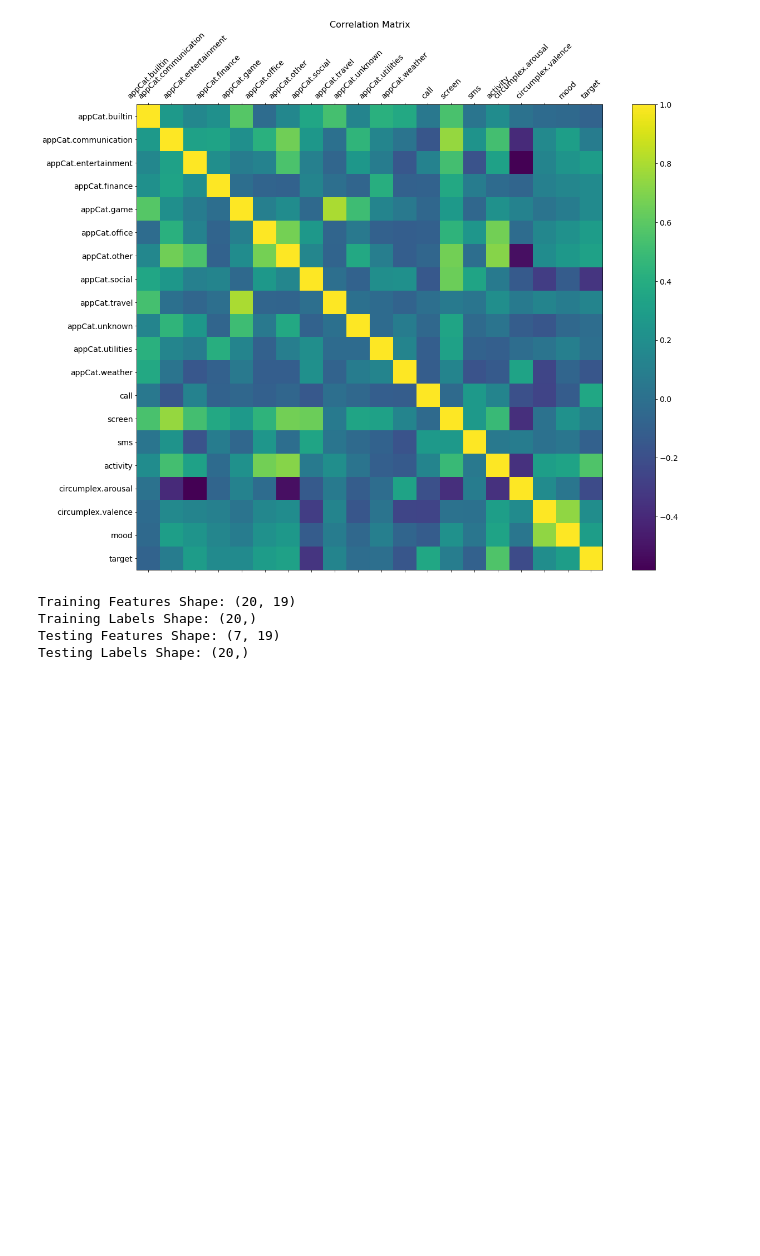
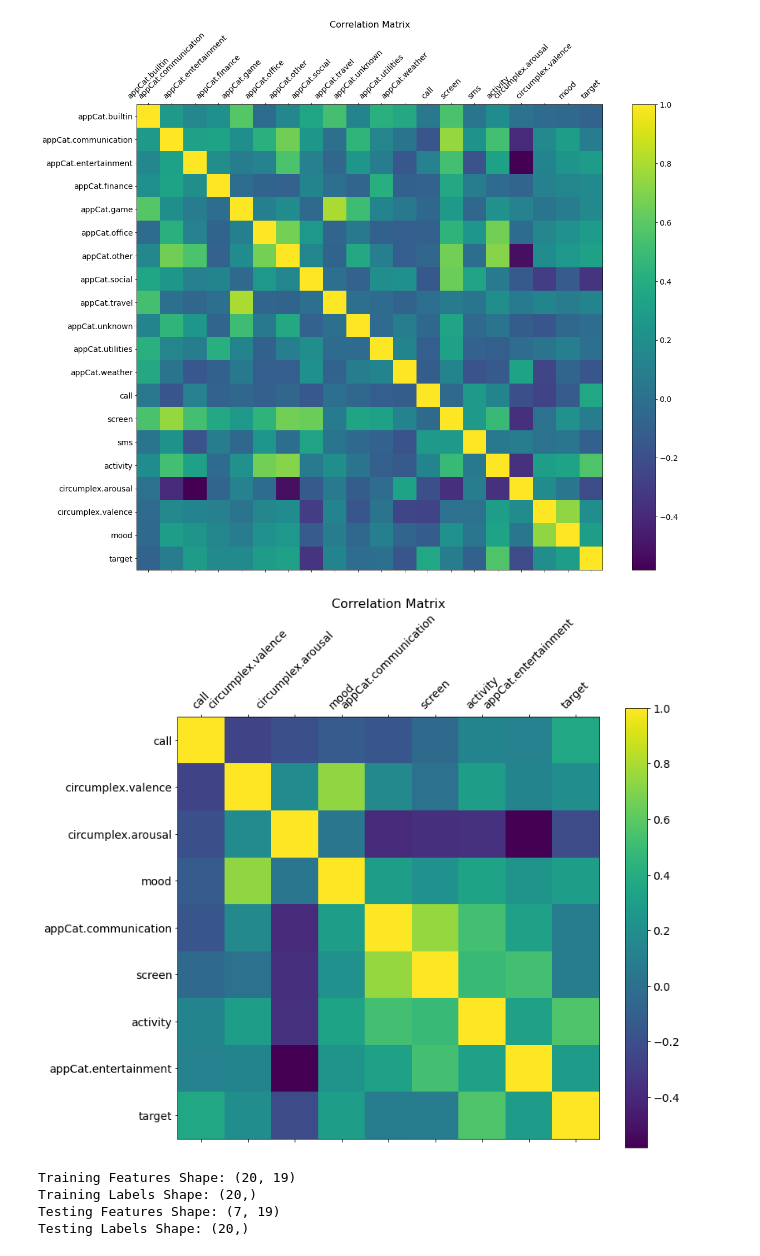
Before and after one commit to benplatten/DMT_A1, a Jupyter notebook: modelling.ipynb, the cells around one changed output. Drawn from its saved outputs; the diff is of its cells as text; code cells hidden in the pictures; blank space fills up the shorter version.

```diff
--- a/modelling.ipynb
+++ b/modelling.ipynb
@@ -33,0 +35,11 @@ plt.title('Correlation Matrix', fontsize=16);
+# %%
+corr_df = df[["call","circumplex.valence","circumplex.arousal","mood","appCat.communication","screen","activity","appCat.entertainment","target"]]
+f = plt.figure(figsize=(12, 10))
+plt.matshow(corr_df.corr(), fignum=f.number)
+plt.xticks(range(corr_df.select_dtypes(['number']).shape[1]), corr_df.select_dtypes(['number']).columns, fontsize=14, rotation=45)
+plt.yticks(range(corr_df.select_dtypes(['number']).shape[1]), corr_df.select_dtypes(['number']).columns, fontsize=14)
+cb = plt.colorbar()
+cb.ax.tick_params(labelsize=14)
+plt.title('Correlation Matrix', fontsize=16);
+# %% [output]
+[figure, added]
```
Also changed, not shown: parts of 23 cells of this notebook, 5 other files.
